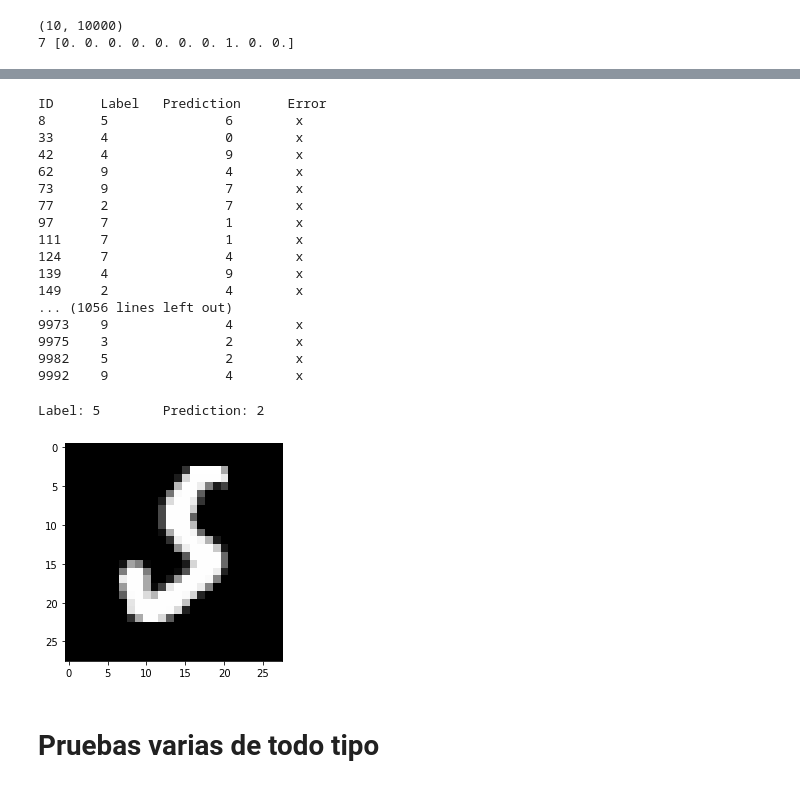
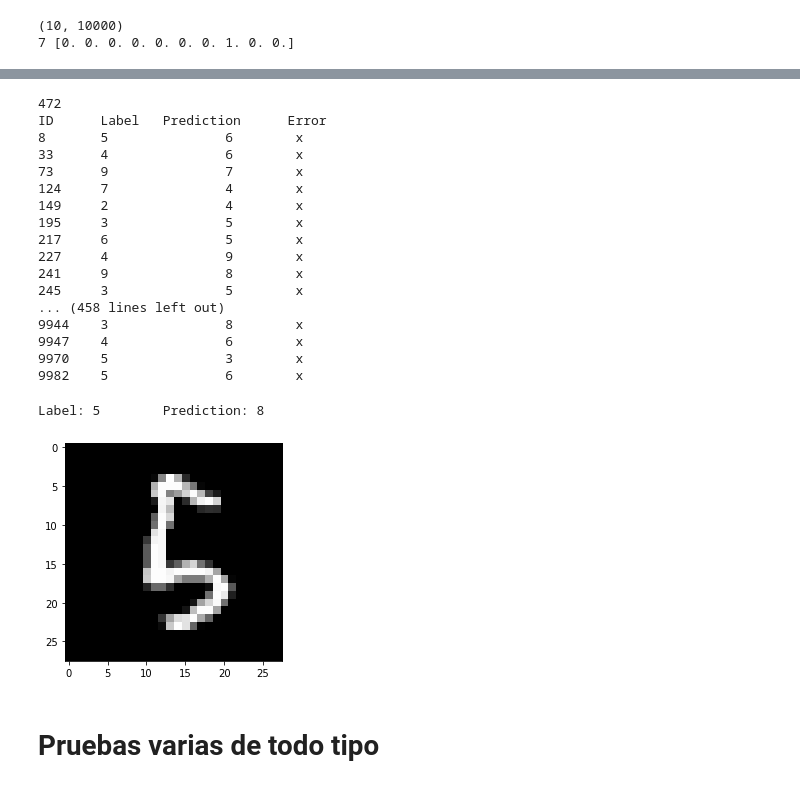
Before and after one commit to ivianrr/toy-neural-network, a Jupyter notebook: mininetwork.ipynb, the cells around one changed output, grey strips where cells are left out. Saved outputs shown, nothing was run; the diff lists cells and outputs as text; code cells hidden in the pictures.

```diff
--- a/mininetwork.ipynb
+++ b/mininetwork.ipynb
@@ -308,36 +325,37 @@ Final accuracy:  0.8928
 _,_,_,A2=forward_prop(W1,b1,W2,b2,data)
 predictions=get_predictions(A2)
 correct=labels==predictions
+print(np.sum(~correct))
 print("ID\tLabel\tPrediction\tError")
 for i,(lab,pred,right) in enumerate(zip(*(labels,predictions,correct))):
     if not right:
         print(f"{i}\t{lab}\t\t{pred}\t {'x' if not right else ''}")
 # %% [output]
+472
 ID      Label   Prediction      Error
 8       5               6        x
-33      4               0        x
-42      4               9        x
-62      9               4        x
+33      4               6        x
 73      9               7        x
-77      2               7        x
-97      7               1        x
-111     7               1        x
 124     7               4        x
-139     4               9        x
 149     2               4        x
-... (1056 lines left out)
-9973    9               4        x
-9975    3               2        x
-9982    5               2        x
-9992    9               4        x
+195     3               5        x
+217     6               5        x
+227     4               9        x
+241     9               8        x
+245     3               5        x
+... (458 lines left out)
+9944    3               8        x
+9947    4               6        x
+9970    5               3        x
+9982    5               6        x
 # %%
-n=9982
+n=478
 plt.imshow(data[:,n].reshape(nrows,ncols), cmap='gray')
 print(f"Label: {labels[n]}\tPrediction: {predictions[n]}")
 plt.show()
 # %% [output]
-Label: 5        Prediction: 2
+Label: 5        Prediction: 8
-[figure, old version]
+[figure, new version]
 # %% [markdown]
 # Pruebas varias de todo tipo
 # %%
```
Also changed, not shown: parts of 6 cells of this notebook.
